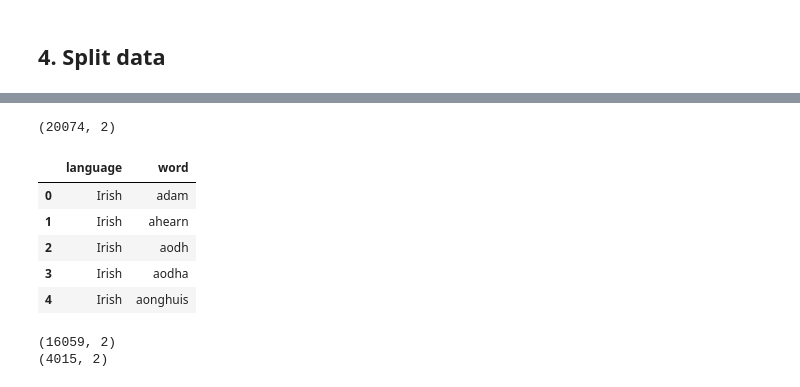
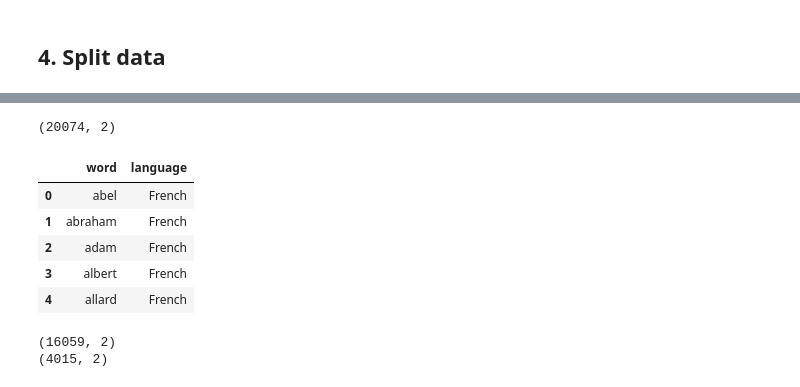
Before and after one commit to gokulkarthik/Deep-Learning-Projects.pytorch, a Jupyter notebook: 2-multi-class-word-classification.ipynb, the cells around one changed output, grey strips where cells are left out. Saved outputs shown, nothing was run; the diff lists cells and outputs as text; code cells hidden in the pictures.

```diff
--- a/2-multi-class-word-classification.ipynb
+++ b/2-multi-class-word-classification.ipynb
@@ -30,7 +30,7 @@ import copy
 # %% [markdown]
 Download and extract the data zip file from [this link](https://download.pytorch.org/tutorial/data.zip). All the .txt files in the names folder can be used to train this word classification model. I have placed those text files in `data/language-words` directory.
 # %%
-data_folder = os.path.join("data", "language-words")
+data_folder = os.path.join("storage", "data", "language-words")
 file_paths = glob.glob(os.path.join(data_folder, "*.txt"))
 print(file_paths)
 # %% [output]
@@ -38,7 +38,7 @@ print(file_paths)
 # %%
 words_dict = {}
 for file_path in file_paths:
-    language = file_path.split("/")[2][:-4]
+    language = file_path.split("/")[3][:-4]
     with open(file_path, "r") as file:
         words = file.readlines()
         words = [word.strip().lower() for word in words]
@@ -174,7 +174,7 @@ print(id_to_char)
 ## 4. Split data
 # %%
 words_df = []
-for language, words in tqdm_notebook(words_dict.items()):
+for language, words in tqdm(words_dict.items()):
     for word in words:
         words_df.append({"word":word, "language":language})
 words_df = pd.DataFrame(words_df)
@@ -185,10 +184,10 @@ words_df.head()
 (20074, 2)
-|  | language | word |
-| 0 | Irish | adam |
-| 1 | Irish | ahearn |
-| 2 | Irish | aodh |
-| 3 | Irish | aodha |
-| 4 | Irish | aonghuis |
+|  | word | language |
+| 0 | abel | French |
+| 1 | abraham | French |
+| 2 | adam | French |
+| 3 | albert | French |
+| 4 | allard | French |
 # %%
 words_df_train, words_df_test = train_test_split(words_df, train_size=0.8, stratify=words_df["language"], random_state=0)
 words_df_train = words_df_train.reset_index(drop=True)
```
Also changed, not shown: parts of 31 cells of this notebook.
